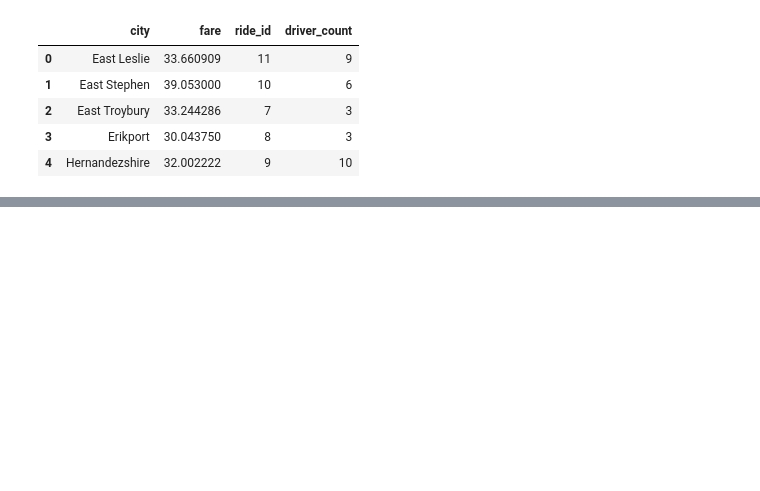
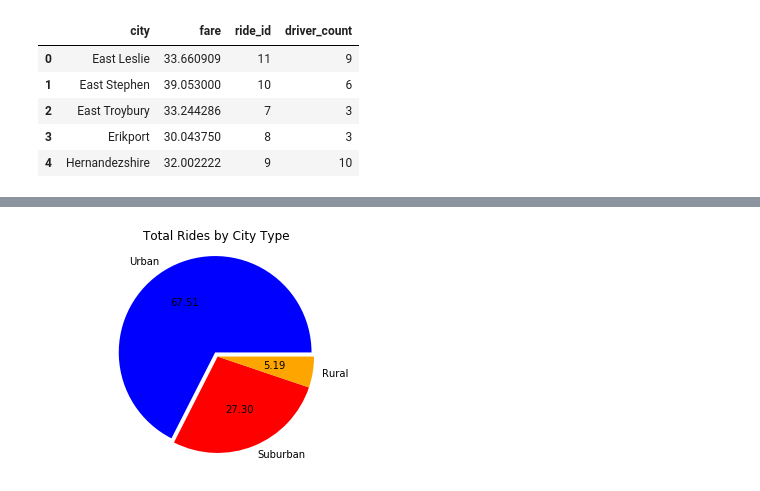
Before and after one commit to tullyvelte/RideSharingDataPlots, a Jupyter notebook: PyberPlots2.ipynb, the cells around one changed output, grey strips where cells are left out. Saved outputs shown, nothing was run; the diff lists cells and outputs as text; code cells hidden in the pictures; blank space fills up the shorter version.

```diff
--- a/PyberPlots2.ipynb
+++ b/PyberPlots2.ipynb
@@ -198,0 +196,25 @@ plt.show()
+# %%
+## % Total Rides by City Type
+
+urban_rides_total = urban_data['ride_id'].count()
+# print(urban_fares_total)
+suburban_rides_total = suburban_data['ride_id'].count()
+# print(suburban_fares_total)
+rural_rides_total = rural_data['ride_id'].count()
+# print(rural_fares_total)
+
+
+city_type_rides = ["Urban", "Suburban", "Rural"]
+city_rides_rides = [urban_rides_total, suburban_rides_total, rural_rides_total]
+
+colors = ["Blue", "Red", "Orange"]
+explode = [0.05, 0, 0]
+
+plt.pie(city_rides_rides, explode=explode, labels=city_type_fare, colors=colors, autopct='%.2f')
+
+plt.axis("equal")
+#plt.savefig("PyPies.png")
+plt.title("Total Rides by City Type")
+plt.show()
+# %% [output]
+[figure, added]
```
Also changed, not shown: parts of 4 cells of this notebook.
